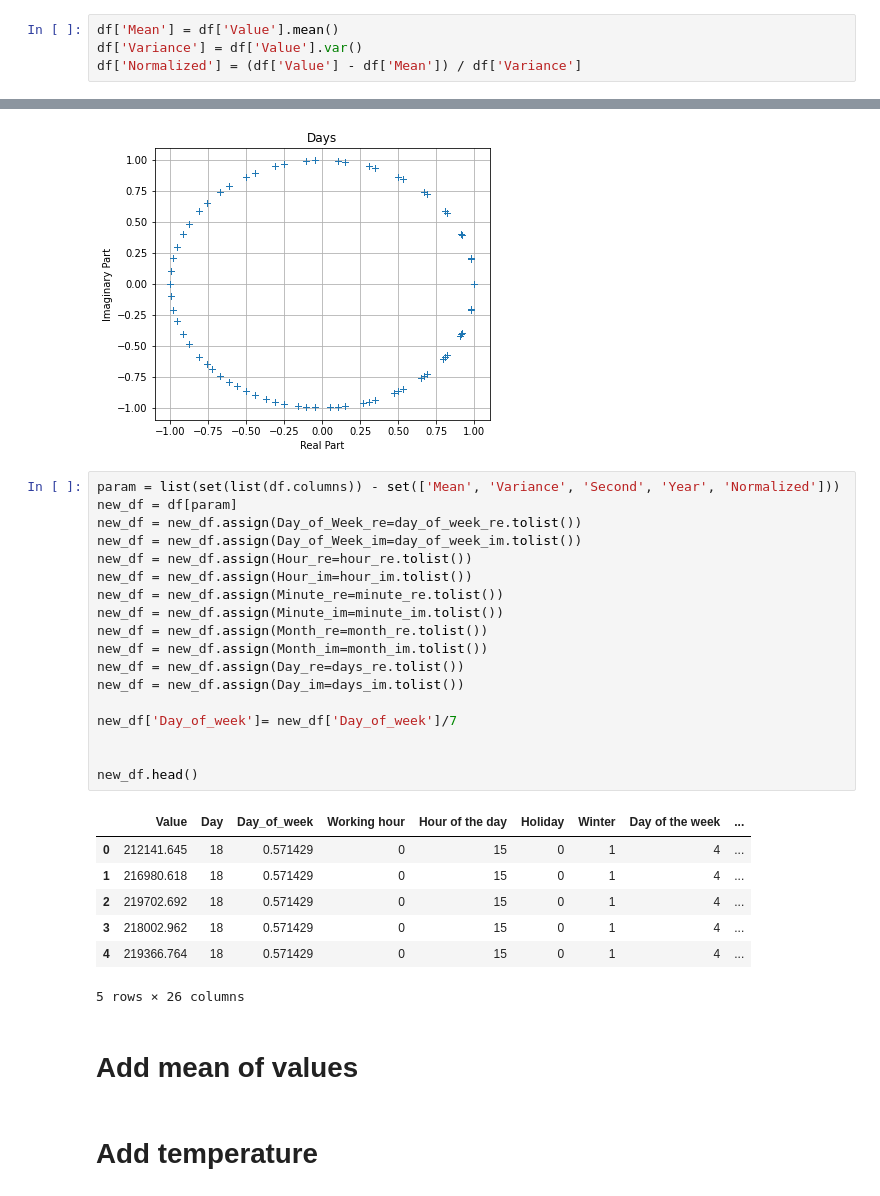
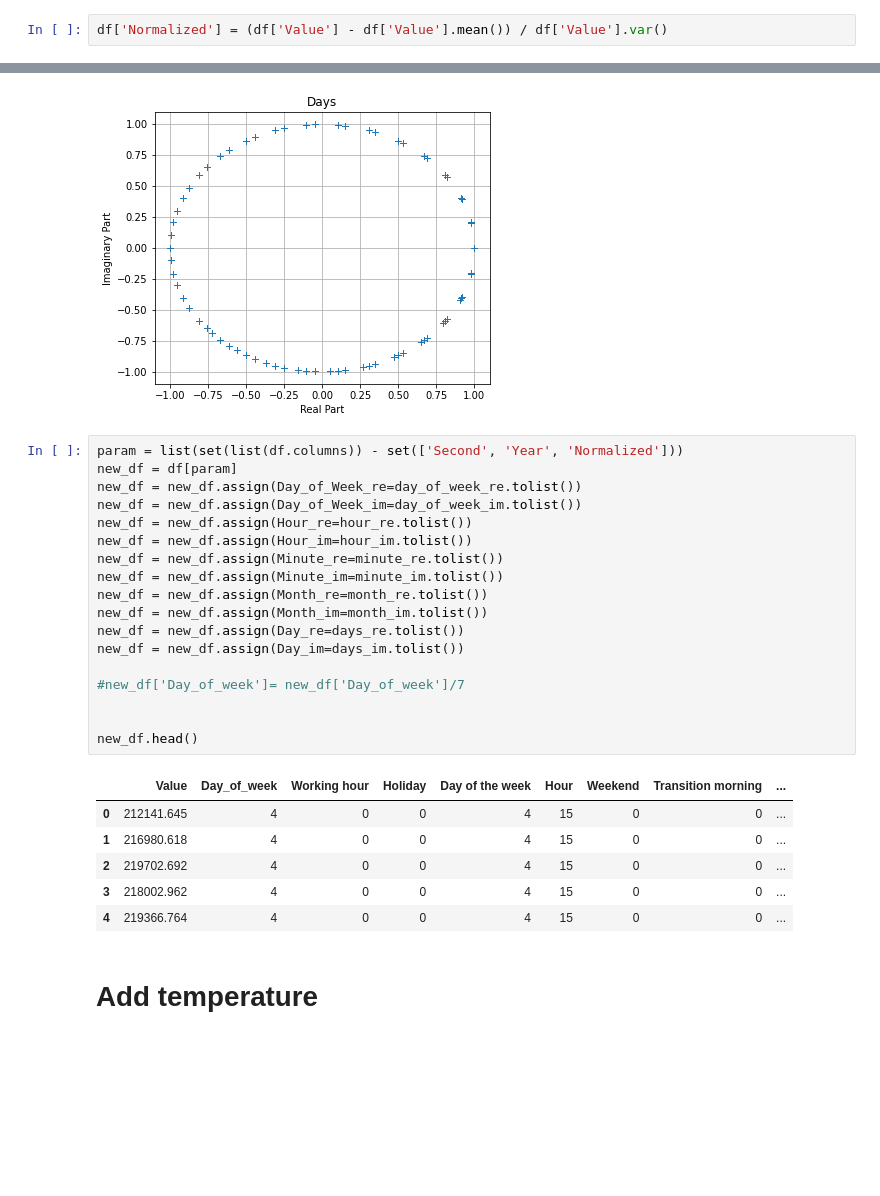
Before and after one commit to cojre/ml-project-2-stockdataholm, a Jupyter notebook: main_RNN copy.ipynb, the cells around one changed output, grey strips where cells are left out. Cells and saved outputs as stored; diff of their text form; blank space fills up the shorter version.

```diff
--- a/main_RNN copy.ipynb
+++ b/main_RNN copy.ipynb
@@ -417,9 +417,7 @@ plot_consommation_over_time_holiday()
 # %% [output]
 [figure]
 # %%
-df['Mean'] = df['Value'].mean()
-df['Variance'] = df['Value'].var()
-df['Normalized'] = (df['Value'] - df['Mean']) / df['Variance']
+df['Normalized'] = (df['Value'] - df['Value'].mean()) / df['Value'].var()
 # %%
 df.head()
 # %% [output]
@@ -545,33 +543,30 @@ plot_cycle(days_re, days_im, 'Days')
 # %% [output]
 [figure]
 # %%
-param = list(set(list(df.columns)) - set(['Mean', 'Variance', 'Second', 'Year', 'Normalized']))
+param = list(set(list(df.columns)) - set(['Second', 'Year', 'Normalized']))
 new_df = df[param]
 new_df = new_df.assign(Day_of_Week_re=day_of_week_re.tolist())
 new_df = new_df.assign(Day_of_Week_im=day_of_week_im.tolist())
 new_df = new_df.assign(Hour_re=hour_re.tolist())
 new_df = new_df.assign(Hour_im=hour_im.tolist())
 new_df = new_df.assign(Minute_re=minute_re.tolist())
 new_df = new_df.assign(Minute_im=minute_im.tolist())
 new_df = new_df.assign(Month_re=month_re.tolist())
 new_df = new_df.assign(Month_im=month_im.tolist())
 new_df = new_df.assign(Day_re=days_re.tolist())
 new_df = new_df.assign(Day_im=days_im.tolist())
 
-new_df['Day_of_week']= new_df['Day_of_week']/7
+#new_df['Day_of_week']= new_df['Day_of_week']/7
 
 
 new_df.head()
 # %% [output]
-|  | Value | Day | Day_of_week | Working hour | Hour of the day | Holiday | Winter | Day of the week | ... |
-| 0 | 212141.645 | 18 | 0.571429 | 0 | 15 | 0 | 1 | 4 | ... |
-| 1 | 216980.618 | 18 | 0.571429 | 0 | 15 | 0 | 1 | 4 | ... |
-| 2 | 219702.692 | 18 | 0.571429 | 0 | 15 | 0 | 1 | 4 | ... |
-| 3 | 218002.962 | 18 | 0.571429 | 0 | 15 | 0 | 1 | 4 | ... |
-| 4 | 219366.764 | 18 | 0.571429 | 0 | 15 | 0 | 1 | 4 | ... |
+|  | Value | Day_of_week | Working hour | Holiday | Day of the week | Hour | Weekend | Transition morning | ... |
+| 0 | 212141.645 | 4 | 0 | 0 | 4 | 15 | 0 | 0 | ... |
+| 1 | 216980.618 | 4 | 0 | 0 | 4 | 15 | 0 | 0 | ... |
+| 2 | 219702.692 | 4 | 0 | 0 | 4 | 15 | 0 | 0 | ... |
+| 3 | 218002.962 | 4 | 0 | 0 | 4 | 15 | 0 | 0 | ... |
+| 4 | 219366.764 | 4 | 0 | 0 | 4 | 15 | 0 | 0 | ... |
-5 rows × 26 columns
-# %% [markdown]
-# Add mean of values
 # %% [markdown]
 # Add temperature
 # %%
```
Also changed, not shown: parts of 26 cells of this notebook.
